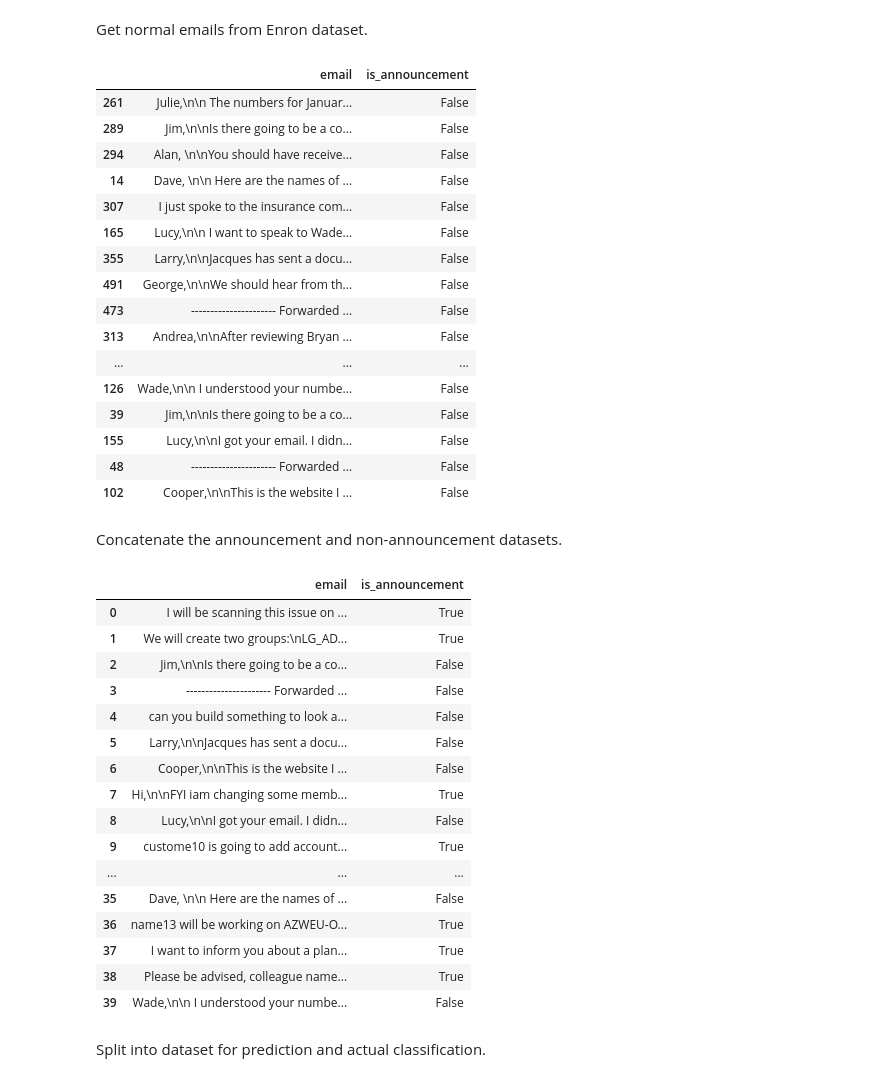
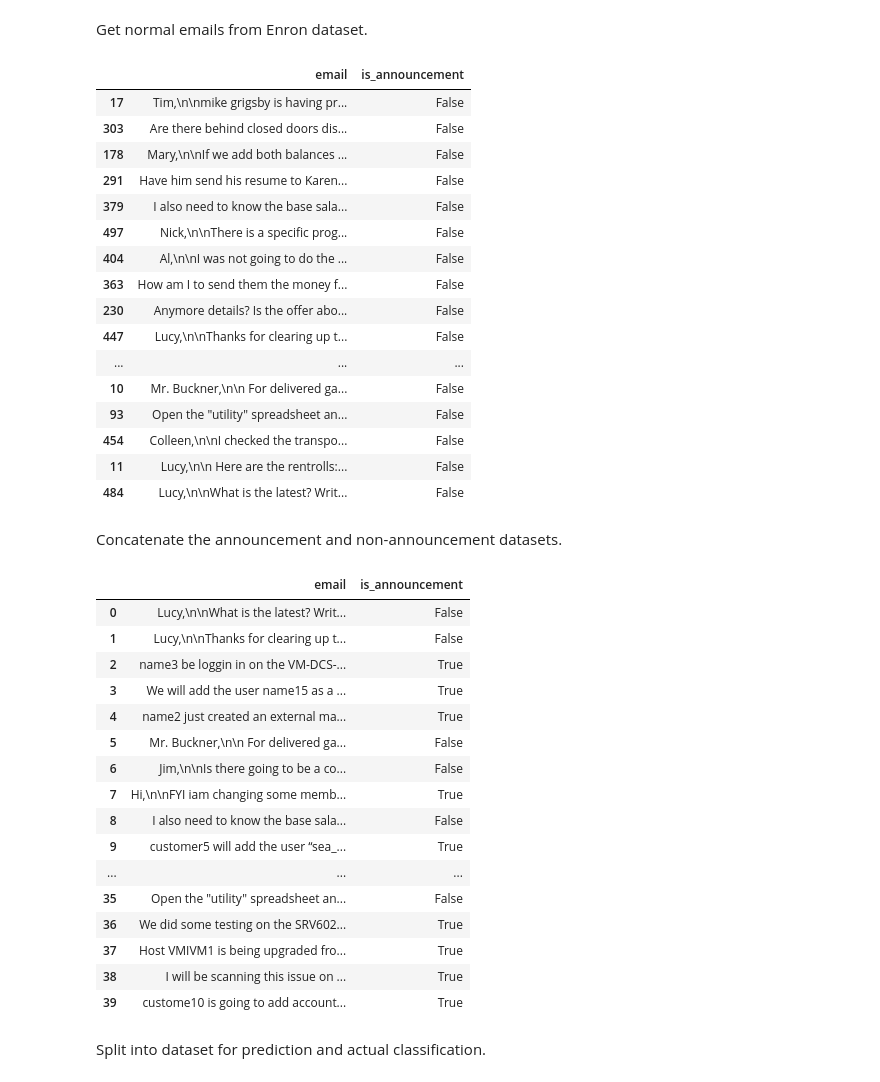
Before and after one commit to PascalNB/llm-triage-automation, a Jupyter notebook: dataNscripts/llm-triage-automation.ipynb, the cells around one changed output. Cells and saved outputs as stored; diff of their text form; code cells hidden in the pictures.

```diff
--- a/dataNscripts/llm-triage-automation.ipynb
+++ b/dataNscripts/llm-triage-automation.ipynb
@@ -304,29 +312,31 @@ Get normal emails from Enron dataset.
 # %%
 normal_emails = pd.read_csv('data/enron.csv', nrows=500) \
     .rename(columns={'Message': 'email'})[['email']]
 normal_emails_sizes = normal_emails['email'].map(len)  # get email sizes
-normal_emails = normal_emails[(normal_emails_sizes > 100) & (normal_emails_sizes < 500)] \
-    .sample(20)  # filter by email size and select 20
+normal_emails = (normal_emails[(normal_emails_sizes > 100) & (normal_emails_sizes < 500)]
+                 .where(lambda x: ~x['email'].str.startswith('-' * 10))  # filter forwards
+                 .dropna()
+                 .sample(20))  # filter by email size and select 20
 normal_emails['is_announcement'] = False
 normal_emails
 # %% [output]
 |  | email | is_announcement |
-| 261 | Julie,\n\n The numbers for Januar... | False |
-| 289 | Jim,\n\nIs there going to be a co... | False |
-| 294 | Alan, \n\nYou should have receive... | False |
-| 14 | Dave, \n\n Here are the names of ... | False |
-| 307 | I just spoke to the insurance com... | False |
-| 165 | Lucy,\n\n I want to speak to Wade... | False |
-| 355 | Larry,\n\nJacques has sent a docu... | False |
-| 491 | George,\n\nWe should hear from th... | False |
-| 473 | ---------------------- Forwarded ... | False |
-| 313 | Andrea,\n\nAfter reviewing Bryan ... | False |
+| 17 | Tim,\n\nmike grigsby is having pr... | False |
+| 303 | Are there behind closed doors dis... | False |
+| 178 | Mary,\n\nIf we add both balances ... | False |
+| 291 | Have him send his resume to Karen... | False |
+| 379 | I also need to know the base sala... | False |
+| 497 | Nick,\n\nThere is a specific prog... | False |
+| 404 | Al,\n\nI was not going to do the ... | False |
+| 363 | How am I to send them the money f... | False |
+| 230 | Anymore details? Is the offer abo... | False |
+| 447 | Lucy,\n\nThanks for clearing up t... | False |
 | ... | ... | ... |
-| 126 | Wade,\n\n I understood your numbe... | False |
-| 39 | Jim,\n\nIs there going to be a co... | False |
-| 155 | Lucy,\n\nI got your email. I didn... | False |
-| 48 | ---------------------- Forwarded ... | False |
-| 102 | Cooper,\n\nThis is the website I ... | False |
+| 10 | Mr. Buckner,\n\n For delivered ga... | False |
+| 93 | Open the "utility" spreadsheet an... | False |
+| 454 | Colleen,\n\nI checked the transpo... | False |
+| 11 | Lucy,\n\n Here are the rentrolls:... | False |
+| 484 | Lucy,\n\nWhat is the latest? Writ... | False |
 # %% [markdown]
 Concatenate the announcement and non-announcement datasets.
 # %%
@@ -334,22 +344,22 @@ emails = pd.concat([announcement_emails, normal_emails]).sample(frac=1).reset_in
 emails
 # %% [output]
 |  | email | is_announcement |
-| 0 | I will be scanning this issue on ... | True |
-| 1 | We will create two groups:\nLG_AD... | True |
-| 2 | Jim,\n\nIs there going to be a co... | False |
-| 3 | ---------------------- Forwarded ... | False |
-| 4 | can you build something to look a... | False |
-| 5 | Larry,\n\nJacques has sent a docu... | False |
-| 6 | Cooper,\n\nThis is the website I ... | False |
+| 0 | Lucy,\n\nWhat is the latest? Writ... | False |
+| 1 | Lucy,\n\nThanks for clearing up t... | False |
+| 2 | name3 be loggin in on the VM-DCS-... | True |
+| 3 | We will add the user name15 as a ... | True |
+| 4 | name2 just created an external ma... | True |
+| 5 | Mr. Buckner,\n\n For delivered ga... | False |
+| 6 | Jim,\n\nIs there going to be a co... | False |
 | 7 | Hi,\n\nFYI iam changing some memb... | True |
-| 8 | Lucy,\n\nI got your email. I didn... | False |
-| 9 | custome10 is going to add account... | True |
+| 8 | I also need to know the base sala... | False |
+| 9 | customer5 will add the user “sea_... | True |
 | ... | ... | ... |
-| 35 | Dave, \n\n Here are the names of ... | False |
-| 36 | name13 will be working on AZWEU-O... | True |
-| 37 | I want to inform you about a plan... | True |
-| 38 | Please be advised, colleague name... | True |
-| 39 | Wade,\n\n I understood your numbe... | False |
+| 35 | Open the "utility" spreadsheet an... | False |
+| 36 | We did some testing on the SRV602... | True |
+| 37 | Host VMIVM1 is being upgraded fro... | True |
+| 38 | I will be scanning this issue on ... | True |
+| 39 | custome10 is going to add account... | True |
 # %% [markdown]
 Split into dataset for prediction and actual classification.
 # %%
```
Also changed, not shown: parts of 14 cells of this notebook, 10 other files.
